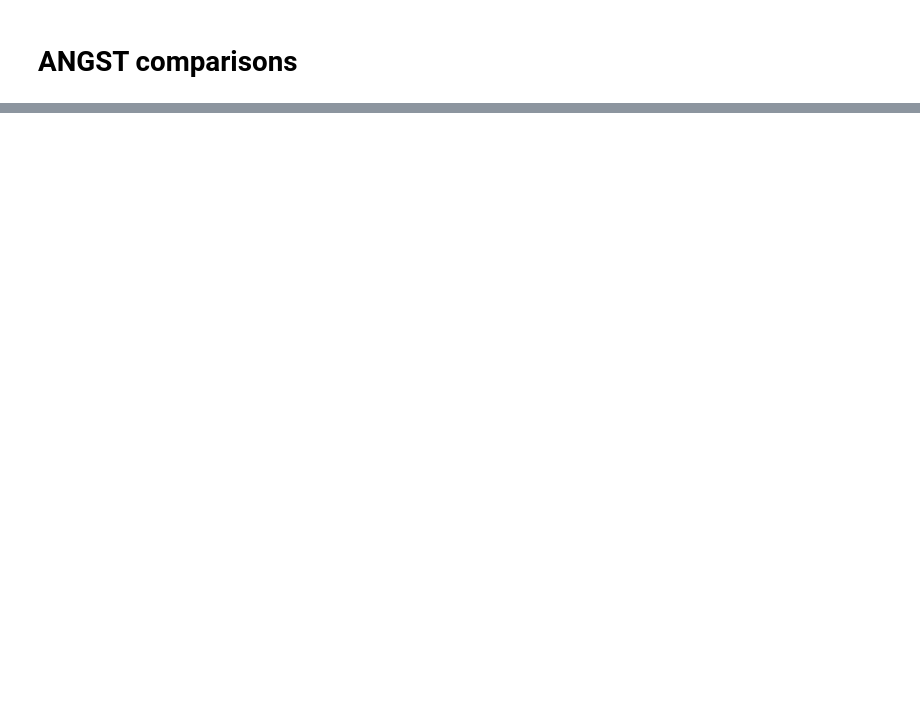
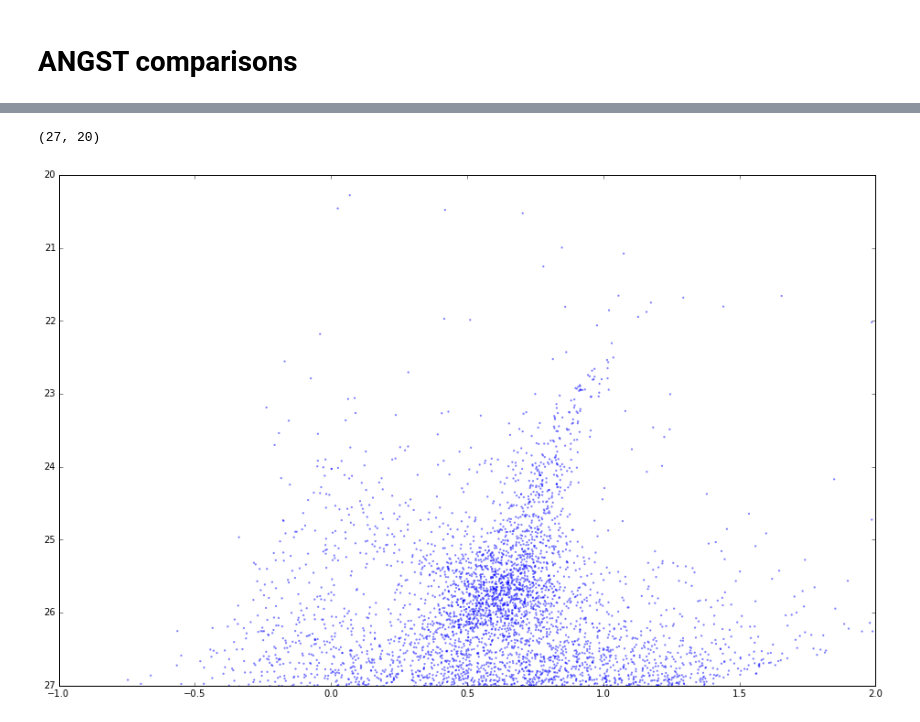
Before and after one commit to eteq/piscdwarfs_hst, a Jupyter notebook: MCMC Distance and ANGST comparisons.ipynb, the cells around one changed output, grey strips where cells are left out. Saved outputs shown, nothing was run; the diff lists cells and outputs as text; code cells hidden in the pictures; blank space fills up the shorter version.

```diff
--- a/MCMC Distance and ANGST comparisons.ipynb
+++ b/MCMC Distance and ANGST comparisons.ipynb
@@ -354,0 +384,11 @@ ipdb> exit
+# %%
+d=fits.getdata('/Users/erik/astrodata/ANGST/hlsp_angst_hst_acs-wfc_9771-kk230_f606w-f814w_v1_gst.fits')
+# %%
+c = d['MAG1_ACS']-d['MAG2_ACS']
+m = d['MAG2_ACS']
+plt.scatter(c, m, s=5, edgecolor='none',alpha=.5)
+plt.xlim(-1,2)
+plt.ylim(27,20)
+# %% [output]
+(27, 20)
+[figure, added]
```
Also changed, not shown: parts of 8 cells of this notebook, 4 other files.
